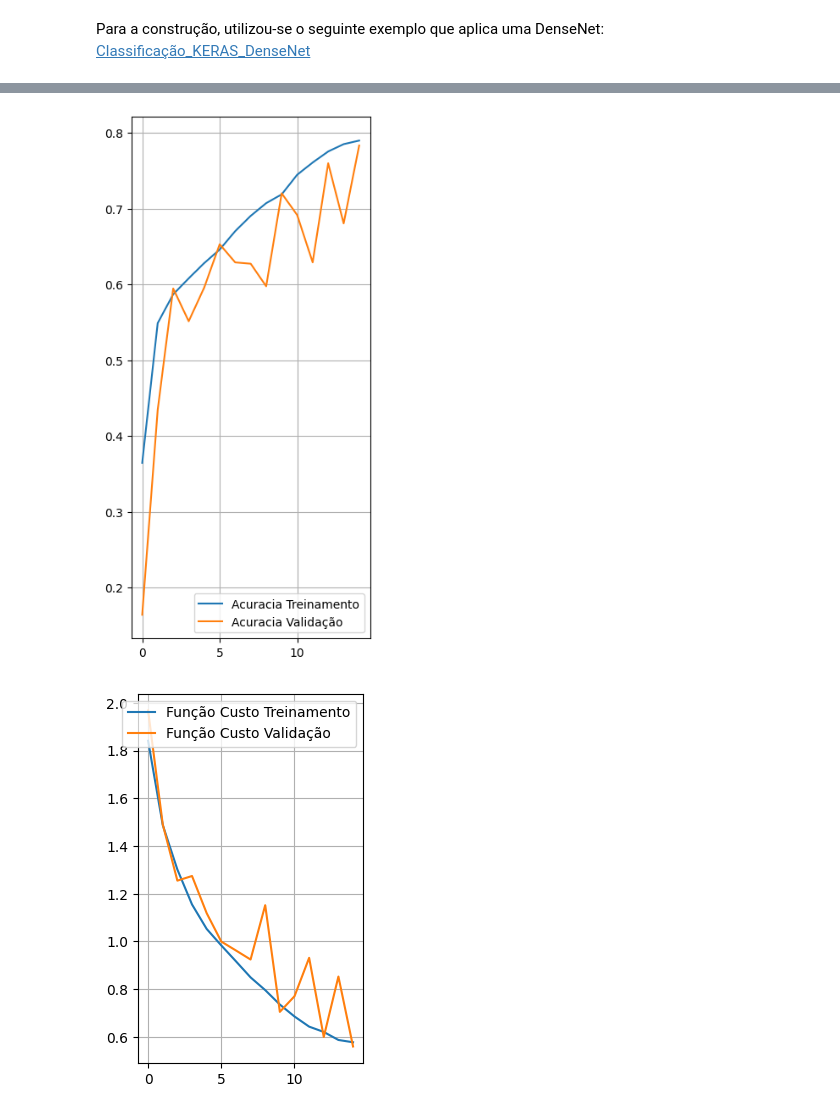
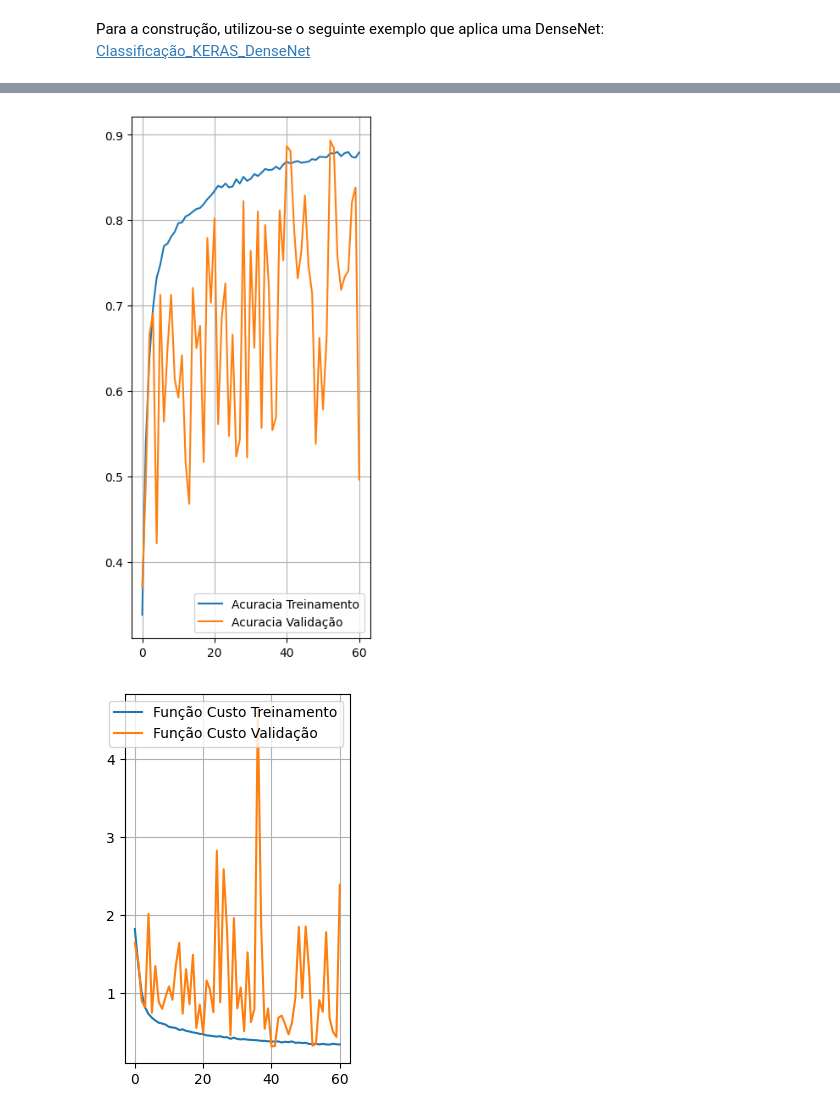
Before and after one commit to Jitesh193/IA048, a Jupyter notebook: EFC3/efc3_parte3_175867.ipynb, the cells around one changed output, grey strips where cells are left out. Drawn from its saved outputs; the diff is of its cells as text; code cells hidden in the pictures.

```diff
--- a/EFC3/efc3_parte3_175867.ipynb
+++ b/EFC3/efc3_parte3_175867.ipynb
@@ -107,11 +107,11 @@ def dense_blk(inputs, num_layers, num_filters, growth_rate, dropout_rate):
 input_shape = (28,28,3)
 num_block = 2
 num_layer_pblock = 2
-growth_rate = 2
+growth_rate = 4
 dropout_rate = 0.4
 compression_factor = 0.5
 
-num_filters = 12
+num_filters = 8
 
 inputs = tf.keras.layers.Input(shape=input_shape)
 x = tf.keras.layers.Conv2D(num_filters, kernel_size=(3,3), use_bias=False, kernel_initializer='he_normal', kernel_regularizer=tf.keras.regularizers.l2(1e-4))(inputs)
@@ -154,6 +179,7 @@ Model: "functional_7"
 # %%
-batch_size = 32
-epochs = 30
+batch_size = 16
+epochs = 100
 
-hist = model.fit(TrainX_n,TrainY,epochs=epochs, batch_size=batch_size, validation_data=(ValX_n,ValY))
+# hist = model.fit(datagen.flow(TrainX_n, TrainY, batch_size=batch_size, seed=seed),epochs=epochs, batch_size=batch_size, validation_data=(ValX_n,ValY))
+hist = model.fit(TrainX_n,TrainY,epochs=epochs, batch_size=batch_size, validation_data=(ValX_n,ValY),callbacks=tf.keras.callbacks.EarlyStopping(monitor='val_loss', patience=20, restore_best_weights=True))
 # %% [output]
@@ -167,29 +203,29 @@ KeyboardInterrupt:
 # %%
 acc = hist.history['acc']
 validation_acc = hist.history['val_acc']
 
 loss = hist.history['loss']
 val_loss = hist.history['val_loss']
 
-range_epochs = np.arange(15)
+range_epochs = np.arange(61)
 
 plt.figure(figsize=(8,8))
 plt.subplot(1,2,1)
 plt.plot(range_epochs,acc, label='Acuracia Treinamento')
 plt.plot(range_epochs,validation_acc, label='Acuracia Validação')
 plt.legend(loc='lower right')
 plt.grid(True)
 plt.show()
 
 plt.subplot(1,2,2)
 plt.plot(range_epochs,loss, label='Função Custo Treinamento')
 plt.plot(range_epochs,val_loss, label='Função Custo Validação')
 plt.legend(loc='upper right')
 plt.grid(True)
 plt.show()
 # %% [output]
-[figure, old version]
+[figure, new version]
-[figure, old version]
+[figure, new version]
 # %%
 import itertools
 #Plot the confusion matrix. Set Normalize = True/False
```
Also changed, not shown: parts of 6 cells of this notebook, 2 other files.
